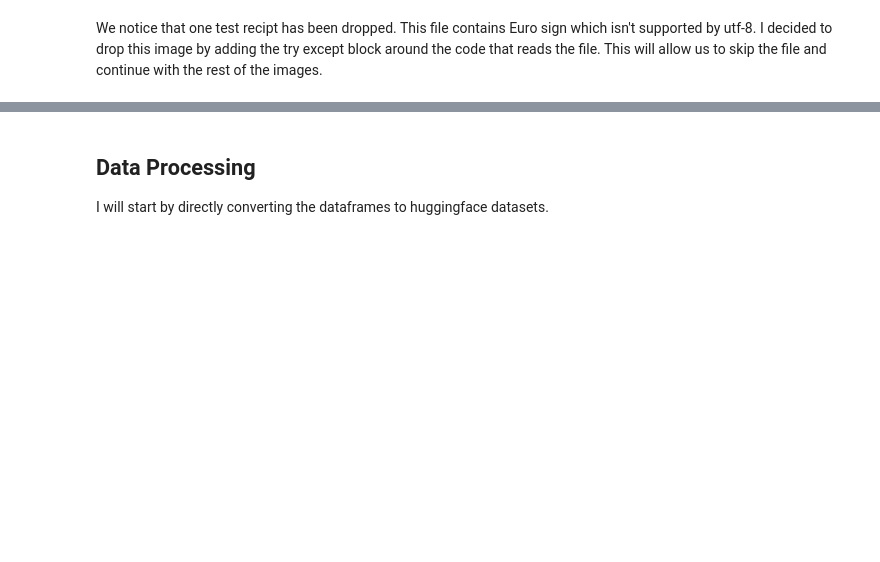
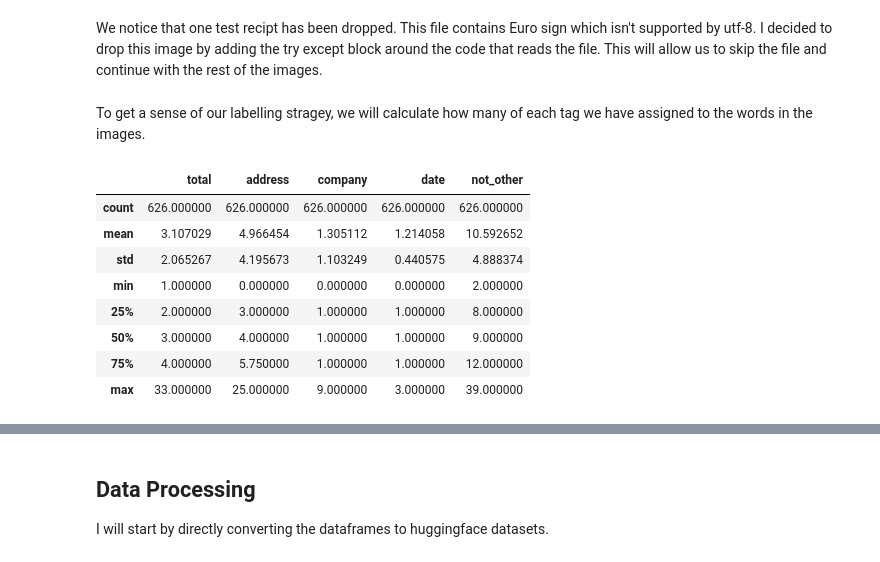
Before and after one commit to ibrahimhabibeg/receipt-understanding, a Jupyter notebook: Preprocessing.ipynb, the cells around one changed output, grey strips where cells are left out. Cells and saved outputs as stored; diff of their text form; code cells hidden in the pictures; blank space fills up the shorter version.

Commit message:
Changed dataset labeling stragey

```diff
--- a/Preprocessing.ipynb
+++ b/Preprocessing.ipynb
@@ -93,7 +92,11 @@ from difflib import SequenceMatcher
 
 def get_word_tag(word, entities):
   for entity in entities:
-    if SequenceMatcher(None, word, entity).ratio() >= 0.8:
+    if SequenceMatcher(None, word.lower(), entities[entity].lower()).ratio() >= 0.8:
+      return labels2ids[f'B-{entity}']
+    elif entity in ['ADDRESS', 'COMPANY'] and word.lower() in entities[entity].lower():
+      return labels2ids[f'B-{entity}']
+    elif entity in ['DATE', 'TOTAL'] and entities[entity].lower() in word.lower():
       return labels2ids[f'B-{entity}']
   return labels2ids['O']
 # %% [markdown]
@@ -184,3 +187,33 @@ len(train_df), len(test_df)
 (626, 345)
 # %% [markdown]
 We notice that one test recipt has been dropped. This file contains Euro sign which isn't supported by utf-8. I decided to drop this image by adding the try except block around the code that reads the file. This will allow us to skip the file and continue with the rest of the images.
+# %% [markdown]
+To get a sense of our labelling stragey, we will calculate how many of each tag we have assigned to the words in the images.
+# %%
+def create_stats_df(df):
+  stats_not_other = df['ner_tags'].apply(lambda x: sum([1 for tag in x if tag != labels2ids['O']]))
+  stats_total = df['ner_tags'].apply(lambda x: sum([1 for tag in x if tag == labels2ids['B-TOTAL']]))
+  stats_address  = df['ner_tags'].apply(lambda x: sum([1 for tag in x if tag == labels2ids['B-ADDRESS']]))
+  stats_company = df['ner_tags'].apply(lambda x: sum([1 for tag in x if tag == labels2ids['B-COMPANY']]))
+  stats_date = df['ner_tags'].apply(lambda x: sum([1 for tag in x if tag == labels2ids['B-DATE']]))
+  stats_df = pd.DataFrame({
+      'total': stats_total,
+      'address': stats_address,
+      'company': stats_company,
+      'date': stats_date,
+      'not_other': stats_not_other
+  })
+  return stats_df
+
+stats_df = create_stats_df(train_df)
+stats_df.describe()
+# %% [output]
+|  | total | address | company | date | not_other |
+| count | 626.000000 | 626.000000 | 626.000000 | 626.000000 | 626.000000 |
+| mean | 3.107029 | 4.966454 | 1.305112 | 1.214058 | 10.592652 |
+| std | 2.065267 | 4.195673 | 1.103249 | 0.440575 | 4.888374 |
+| min | 1.000000 | 0.000000 | 0.000000 | 0.000000 | 2.000000 |
+| 25% | 2.000000 | 3.000000 | 1.000000 | 1.000000 | 8.000000 |
+| 50% | 3.000000 | 4.000000 | 1.000000 | 1.000000 | 9.000000 |
+| 75% | 4.000000 | 5.750000 | 1.000000 | 1.000000 | 12.000000 |
+| max | 33.000000 | 25.000000 | 9.000000 | 3.000000 | 39.000000 |
```
Also changed, not shown: parts of 14 cells of this notebook.
